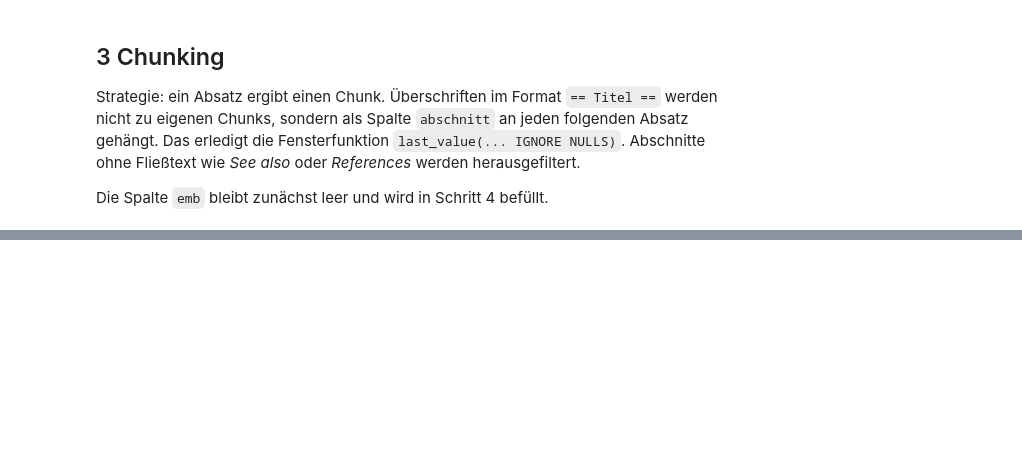
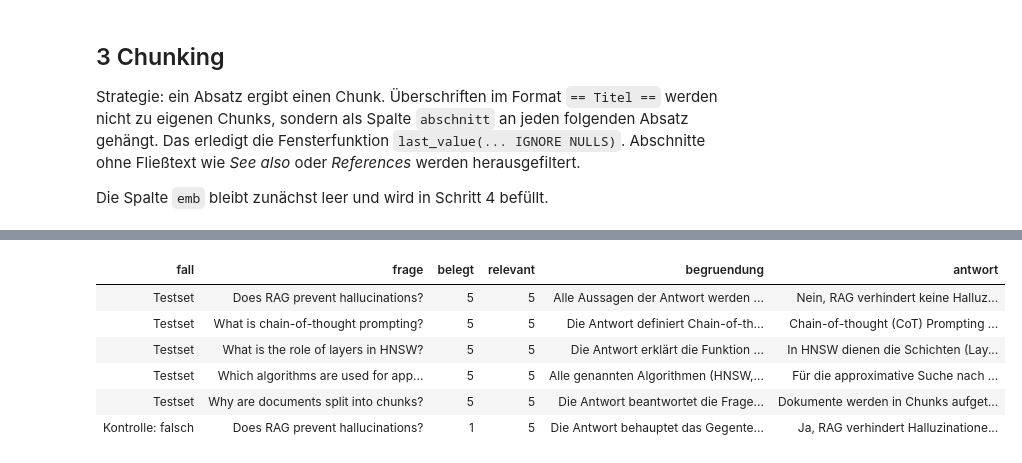
Before and after one commit to abuckenhofer/rag-vorlesung, a Jupyter notebook: RAG_DuckDB_Minimal.ipynb, the cells around one changed output, grey strips where cells are left out. Saved outputs shown, nothing was run; the diff lists cells and outputs as text; code cells hidden in the pictures; blank space fills up the shorter version.

```diff
--- a/RAG_DuckDB_Minimal.ipynb
+++ b/RAG_DuckDB_Minimal.ipynb
@@ -293,0 +1244,34 @@ FROM (SELECT t.frage,
+# %%
+%%sql
+CREATE OR REPLACE MACRO judge_system() AS
+    'Du bewertest Antworten eines RAG-Systems. Du erhältst den Kontext, die Frage und die Antwort. '
+    || 'Vergib für zwei Kriterien jeweils 1 bis 5 Punkte. '
+    || 'Belegt: Wird jede Aussage der Antwort vom Kontext gestützt? 5 = alles belegt, 1 = überwiegend nicht belegt oder falsch. '
+    || 'Relevant: Beantwortet die Antwort die Frage? 5 = vollständig, 1 = gar nicht. '
+    || 'Antworte genau in diesem Format: Belegt: <Zahl>; Relevant: <Zahl>; Begründung: <ein Satz auf Deutsch>';
+
+CREATE OR REPLACE MACRO judge(frage, antwort) AS
+    llm(judge_system(), prompt(frage) || chr(10) || '<antwort>' || chr(10) || antwort || chr(10) || '</antwort>');
+
+CREATE OR REPLACE TABLE urteile AS
+SELECT fall, frage, antwort, judge(frage, antwort) AS urteil
+FROM (SELECT 'Testset' AS fall, frage, antwort FROM antworten
+      UNION ALL
+      SELECT 'Kontrolle: falsch', 'Does RAG prevent hallucinations?',
+             'Ja, RAG verhindert Halluzinationen vollständig [1].');
+
+SELECT fall, frage,
+       TRY_CAST(regexp_extract(urteil, 'Belegt:\s*([1-5])', 1) AS INT)   AS belegt,
+       TRY_CAST(regexp_extract(urteil, 'Relevant:\s*([1-5])', 1) AS INT) AS relevant,
+       regexp_extract(urteil, 'Begründung:\s*(.*)', 1)                  AS begruendung,
+       antwort
+FROM urteile
+ORDER BY fall DESC, frage
+# %% [output]
+| fall | frage | belegt | relevant | begruendung | antwort |
+| Testset | Does RAG prevent hallucinations? | 5 | 5 | Alle Aussagen der Antwort werden ... | Nein, RAG verhindert keine Halluz... |
+| Testset | What is chain-of-thought prompting? | 5 | 5 | Die Antwort definiert Chain-of-th... | Chain-of-thought (CoT) Prompting ... |
+| Testset | What is the role of layers in HNSW? | 5 | 5 | Die Antwort erklärt die Funktion ... | In HNSW dienen die Schichten (Lay... |
+| Testset | Which algorithms are used for app... | 5 | 5 | Alle genannten Algorithmen (HNSW,... | Für die approximative Suche nach ... |
+| Testset | Why are documents split into chunks? | 5 | 5 | Die Antwort beantwortet die Frage... | Dokumente werden in Chunks aufget... |
+| Kontrolle: falsch | Does RAG prevent hallucinations? | 1 | 5 | Die Antwort behauptet das Gegente... | Ja, RAG verhindert Halluzinatione... |
```
Also changed, not shown: parts of 119 cells of this notebook.
